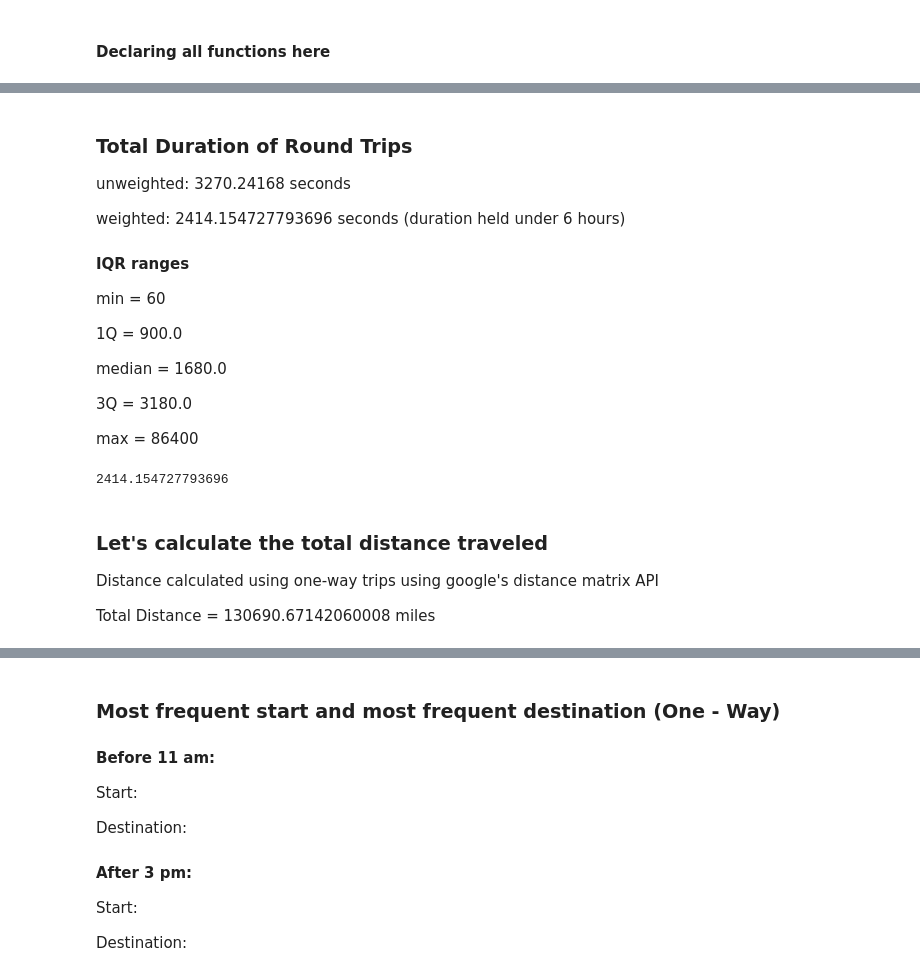
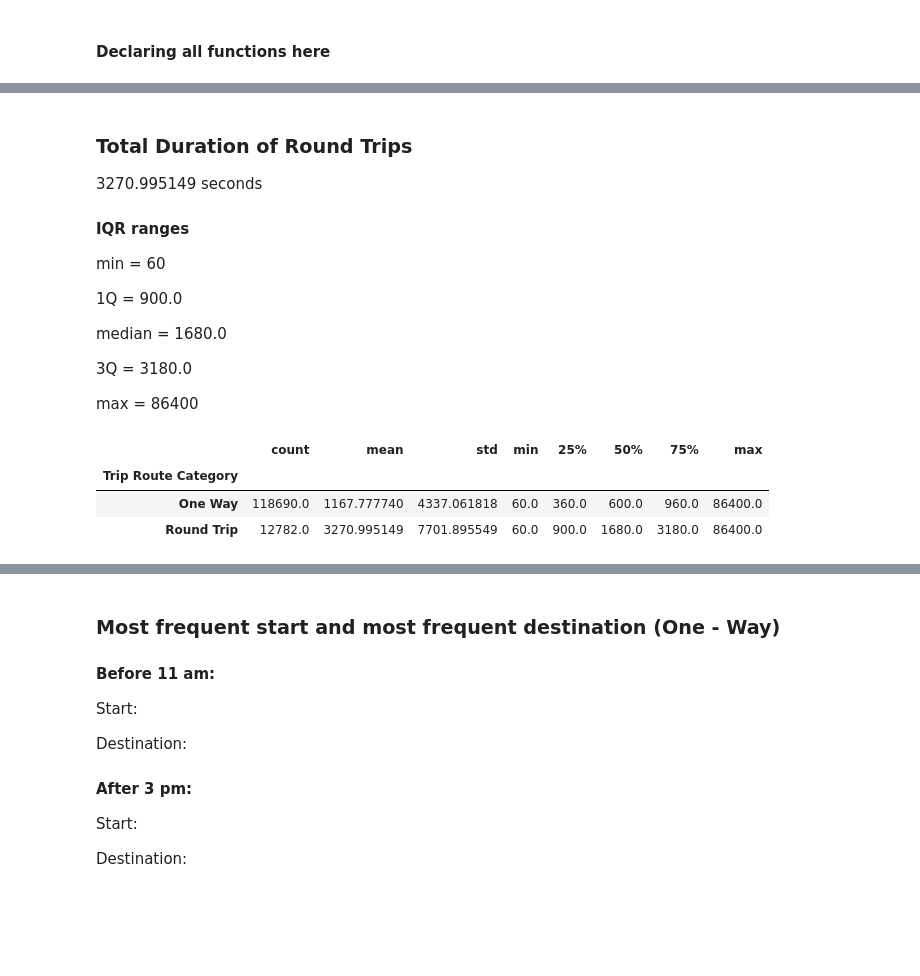
Before and after one commit to davidterpay/davidterpay.github.io, a Jupyter notebook: graph.py.ipynb, the cells around one changed output, grey strips where cells are left out. Saved outputs shown, nothing was run; the diff lists cells and outputs as text; code cells hidden in the pictures; blank space fills up the shorter version.

```diff
--- a/graph.py.ipynb
+++ b/graph.py.ipynb
@@ -156,9 +168,8 @@ sum / count
 # %% [markdown]
 ### Total Duration of Round Trips
 
-unweighted: 3270.24168 seconds
+3270.995149 seconds
 
-weighted: 2414.154727793696 seconds (duration held under 6 hours)
 #### IQR ranges
 min = 60
 
@@ -169,19 +180,10 @@ median = 1680.0
 3Q = 3180.0
 
 max = 86400
-# %%
-sum = 0
-count = 0
-for index, value in dataFrame.iterrows():
-    if value[10] != "One Way" and int(value['Duration']) < 21600:
-        sum += int(value['Duration'])
-        count += 1
-sum / count
-# %% [output]
-2414.154727793696
-# %% [markdown]
-### Let's calculate the total distance traveled
-
-Distance calculated using one-way trips using google's distance matrix API
-
-Total Distance = 130690.67142060008 miles
+# %%
+dataFrame.groupby("Trip Route Category")["Duration"].describe()
+# %% [output]
+|  | count | mean | std | min | 25% | 50% | 75% | max |
+| Trip Route Category |  |  |  |  |  |  |  |  |
+| One Way | 118690.0 | 1167.777740 | 4337.061818 | 60.0 | 360.0 | 600.0 | 960.0 | 86400.0 |
+| Round Trip | 12782.0 | 3270.995149 | 7701.895549 | 60.0 | 900.0 | 1680.0 | 3180.0 | 86400.0 |
```
Also changed, not shown: parts of 20 cells of this notebook.
